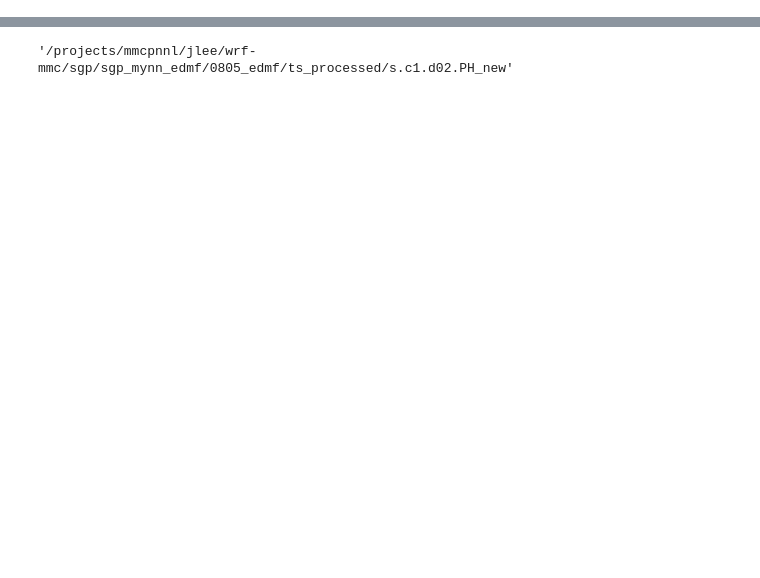
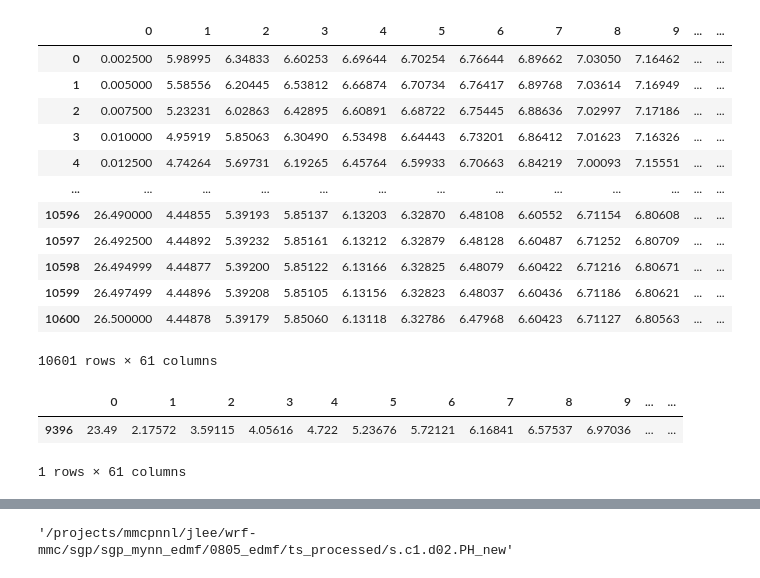
Before and after one commit to joejoeyjoseph/mmc-pnnl-j3, a Jupyter notebook: sgp/eagle/e01_debug-tsfiles.ipynb, the cells around one changed output, grey strips where cells are left out. Drawn from its saved outputs; the diff is of its cells as text; code cells hidden in the pictures; blank space fills up the shorter version.

```diff
--- a/sgp/eagle/e01_debug-tsfiles.ipynb
+++ b/sgp/eagle/e01_debug-tsfiles.ipynb
@@ -47,0 +245,23 @@ with open(new_file, 'r') as f:
+# %%
+df = pd.read_csv('/projects/mmcpnnl/jlee/wrf-mmc/sgp/sgp_mynn_edmf/0805_edmf/ts_files_to0805-12/s.e36.d02.VV_new', skiprows=1, header=None, delim_whitespace=True)
+df
+# %% [output]
+|  | 0 | 1 | 2 | 3 | 4 | 5 | 6 | 7 | 8 | 9 | ... | ... |
+| 0 | 0.002500 | 5.98995 | 6.34833 | 6.60253 | 6.69644 | 6.70254 | 6.76644 | 6.89662 | 7.03050 | 7.16462 | ... | ... |
+| 1 | 0.005000 | 5.58556 | 6.20445 | 6.53812 | 6.66874 | 6.70734 | 6.76417 | 6.89768 | 7.03614 | 7.16949 | ... | ... |
+| 2 | 0.007500 | 5.23231 | 6.02863 | 6.42895 | 6.60891 | 6.68722 | 6.75445 | 6.88636 | 7.02997 | 7.17186 | ... | ... |
+| 3 | 0.010000 | 4.95919 | 5.85063 | 6.30490 | 6.53498 | 6.64443 | 6.73201 | 6.86412 | 7.01623 | 7.16326 | ... | ... |
+| 4 | 0.012500 | 4.74264 | 5.69731 | 6.19265 | 6.45764 | 6.59933 | 6.70663 | 6.84219 | 7.00093 | 7.15551 | ... | ... |
+| ... | ... | ... | ... | ... | ... | ... | ... | ... | ... | ... | ... | ... |
+| 10596 | 26.490000 | 4.44855 | 5.39193 | 5.85137 | 6.13203 | 6.32870 | 6.48108 | 6.60552 | 6.71154 | 6.80608 | ... | ... |
+| 10597 | 26.492500 | 4.44892 | 5.39232 | 5.85161 | 6.13212 | 6.32879 | 6.48128 | 6.60487 | 6.71252 | 6.80709 | ... | ... |
+| 10598 | 26.494999 | 4.44877 | 5.39200 | 5.85122 | 6.13166 | 6.32825 | 6.48079 | 6.60422 | 6.71216 | 6.80671 | ... | ... |
+| 10599 | 26.497499 | 4.44896 | 5.39208 | 5.85105 | 6.13156 | 6.32823 | 6.48037 | 6.60436 | 6.71186 | 6.80621 | ... | ... |
+| 10600 | 26.500000 | 4.44878 | 5.39179 | 5.85060 | 6.13118 | 6.32786 | 6.47968 | 6.60423 | 6.71127 | 6.80563 | ... | ... |
+10601 rows × 61 columns
+# %%
+df.loc[df[[1, 4]].duplicated()]
+# %% [output]
+|  | 0 | 1 | 2 | 3 | 4 | 5 | 6 | 7 | 8 | 9 | ... | ... |
+| 9396 | 23.49 | 2.17572 | 3.59115 | 4.05616 | 4.722 | 5.23676 | 5.72121 | 6.16841 | 6.57537 | 6.97036 | ... | ... |
+1 rows × 61 columns
```
Also changed, not shown: parts of 37 cells of this notebook.
